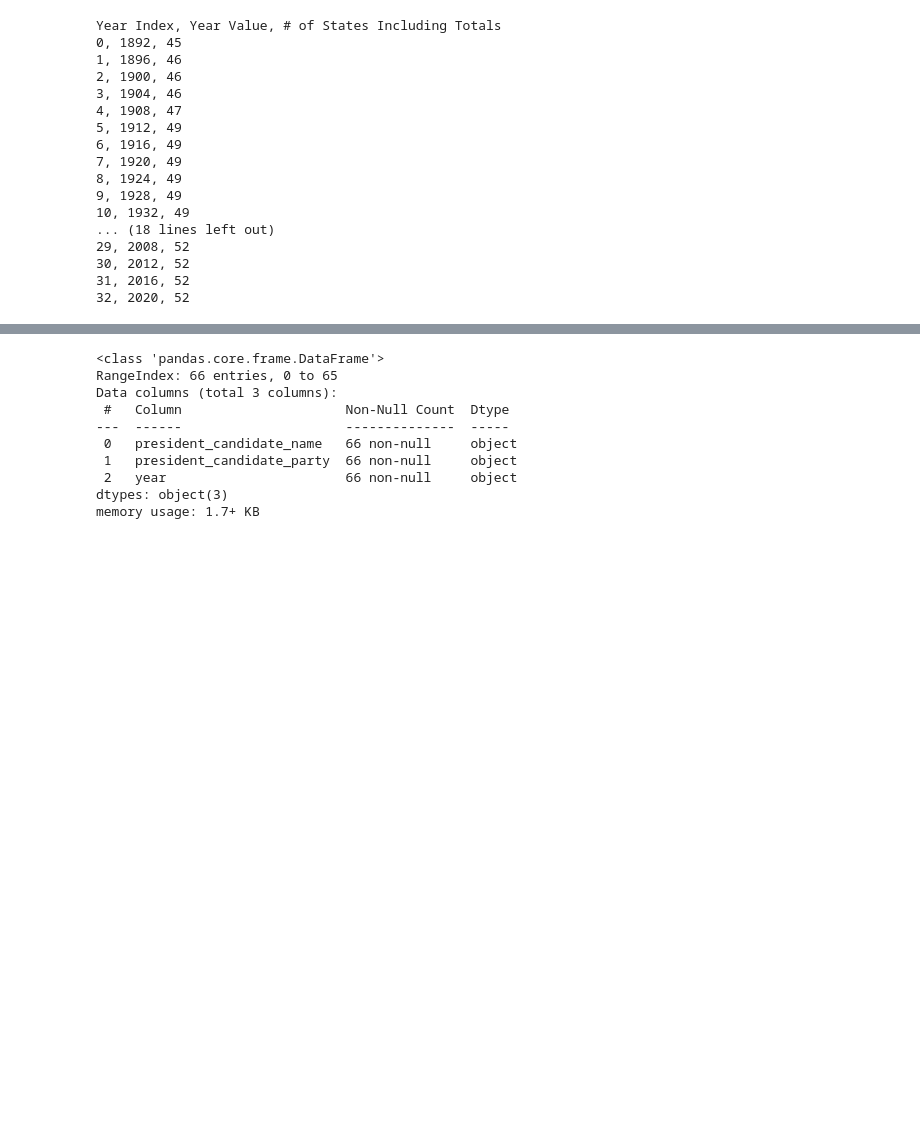
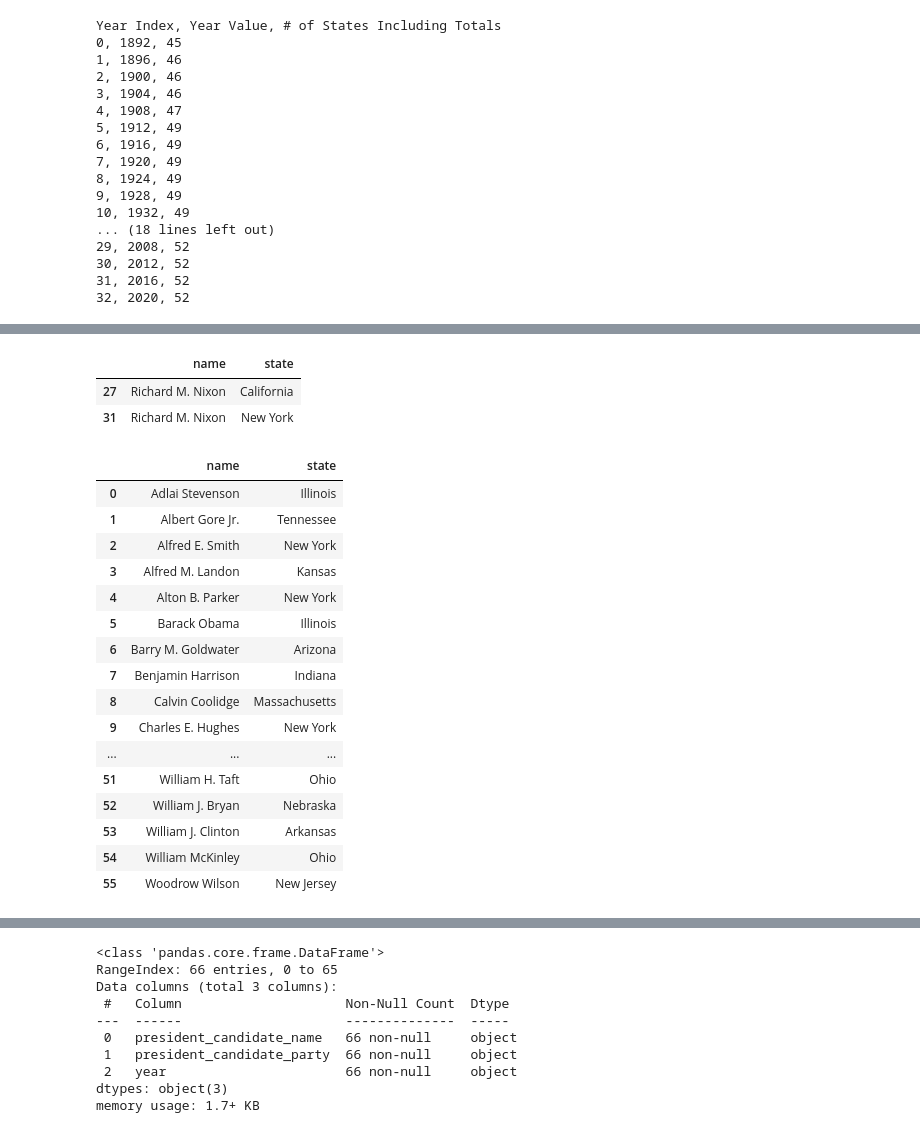
Before and after one commit to frederick-douglas-pearce/us-presidential-vote-analysis, a Jupyter notebook: step1_electoral_college_data.ipynb, the cells around one changed output, grey strips where cells are left out. Saved outputs shown, nothing was run; the diff lists cells and outputs as text; code cells hidden in the pictures; blank space fills up the shorter version.

```diff
--- a/step1_electoral_college_data.ipynb
+++ b/step1_electoral_college_data.ipynb
@@ -349,0 +434,7 @@ This section creates a Candidate fact table that will be written to Postgres in
+# %%
+# Richard M. Nixon is the only candidate with more than one State association
+candidates_df[candidates_df['name']=="Richard M. Nixon"]
+# %% [output]
+|  | name | state |
+| 27 | Richard M. Nixon | California |
+| 31 | Richard M. Nixon | New York |
@@ -349,0 +443,20 @@ This section creates a Candidate fact table that will be written to Postgres in
+# %%
+candidates_df
+# %% [output]
+|  | name | state |
+| 0 | Adlai Stevenson | Illinois |
+| 1 | Albert Gore Jr. | Tennessee |
+| 2 | Alfred E. Smith | New York |
+| 3 | Alfred M. Landon | Kansas |
+| 4 | Alton B. Parker | New York |
+| 5 | Barack Obama | Illinois |
+| 6 | Barry M. Goldwater | Arizona |
+| 7 | Benjamin Harrison | Indiana |
+| 8 | Calvin Coolidge | Massachusetts |
+| 9 | Charles E. Hughes | New York |
+| ... | ... | ... |
+| 51 | William H. Taft | Ohio |
+| 52 | William J. Bryan | Nebraska |
+| 53 | William J. Clinton | Arkansas |
+| 54 | William McKinley | Ohio |
+| 55 | Woodrow Wilson | New Jersey |
```
Also changed, not shown: parts of 51 cells of this notebook.
